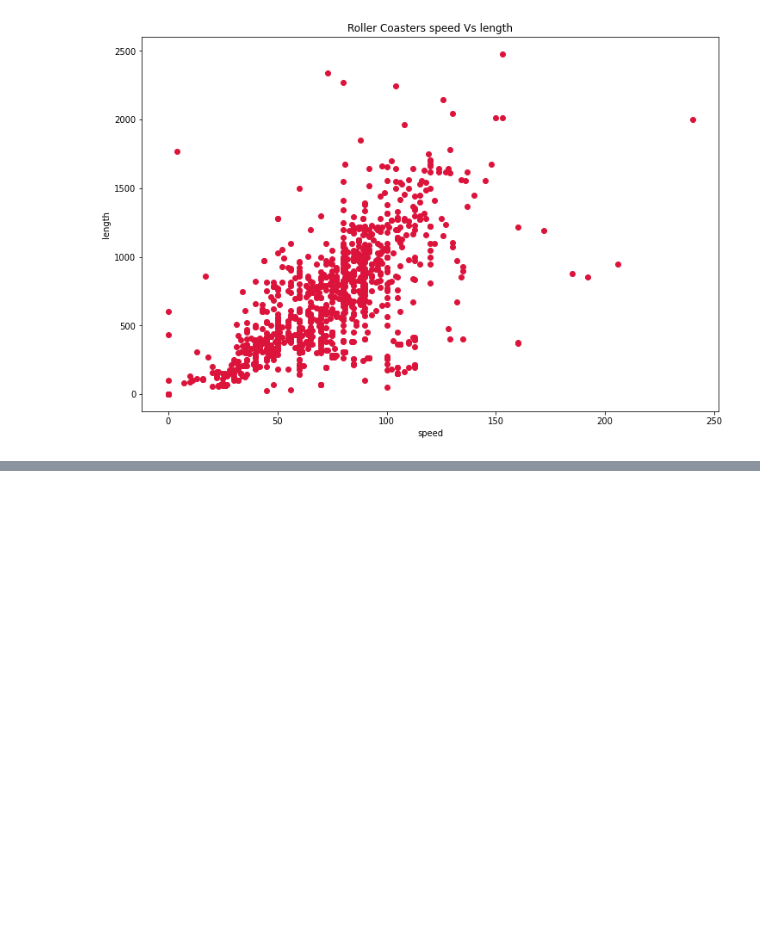
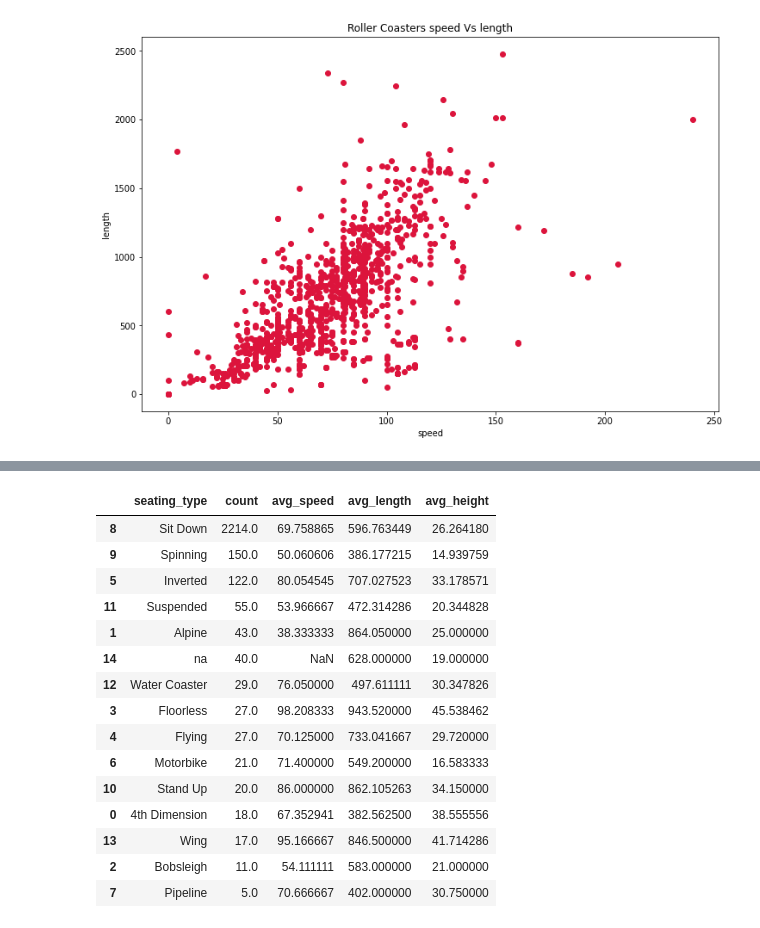
Before and after one commit to princeKike27/Roller-Coaster, a Jupyter notebook: Roller_Coaster.ipynb, the cells around one changed output, grey strips where cells are left out. Saved outputs shown, nothing was run; the diff lists cells and outputs as text; code cells hidden in the pictures; blank space fills up the shorter version.

```diff
--- a/Roller_Coaster.ipynb
+++ b/Roller_Coaster.ipynb
@@ -248,0 +262,22 @@ speed_inversions = coaster_scatter(df_coasters, 'speed', 'length')
+# %%
+# group by seating type
+seating_type = df_coasters.groupby('seating_type').apply(seating_params).reset_index()
+seating_type.sort_values(by='count', ascending=False, inplace=True)
+seating_type
+# %% [output]
+|  | seating_type | count | avg_speed | avg_length | avg_height |
+| 8 | Sit Down | 2214.0 | 69.758865 | 596.763449 | 26.264180 |
+| 9 | Spinning | 150.0 | 50.060606 | 386.177215 | 14.939759 |
+| 5 | Inverted | 122.0 | 80.054545 | 707.027523 | 33.178571 |
+| 11 | Suspended | 55.0 | 53.966667 | 472.314286 | 20.344828 |
+| 1 | Alpine | 43.0 | 38.333333 | 864.050000 | 25.000000 |
+| 14 | na | 40.0 | NaN | 628.000000 | 19.000000 |
+| 12 | Water Coaster | 29.0 | 76.050000 | 497.611111 | 30.347826 |
+| 3 | Floorless | 27.0 | 98.208333 | 943.520000 | 45.538462 |
+| 4 | Flying | 27.0 | 70.125000 | 733.041667 | 29.720000 |
+| 6 | Motorbike | 21.0 | 71.400000 | 549.200000 | 16.583333 |
+| 10 | Stand Up | 20.0 | 86.000000 | 862.105263 | 34.150000 |
+| 0 | 4th Dimension | 18.0 | 67.352941 | 382.562500 | 38.555556 |
+| 13 | Wing | 17.0 | 95.166667 | 846.500000 | 41.714286 |
+| 2 | Bobsleigh | 11.0 | 54.111111 | 583.000000 | 21.000000 |
+| 7 | Pipeline | 5.0 | 70.666667 | 402.000000 | 30.750000 |
```
Also changed, not shown: parts of 7 cells of this notebook.
